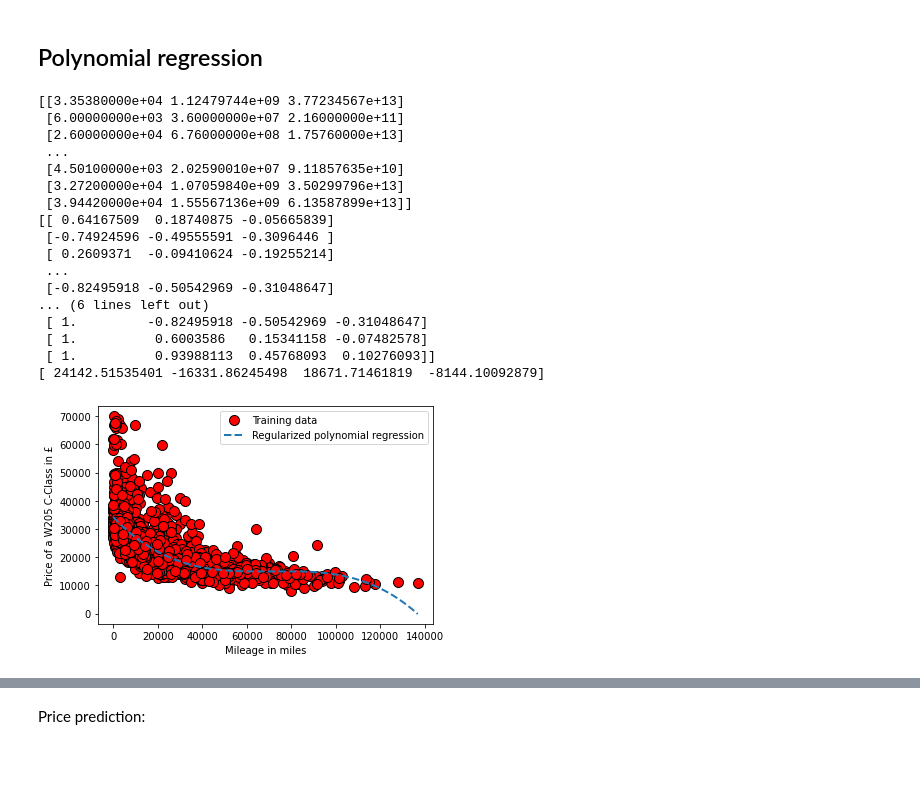
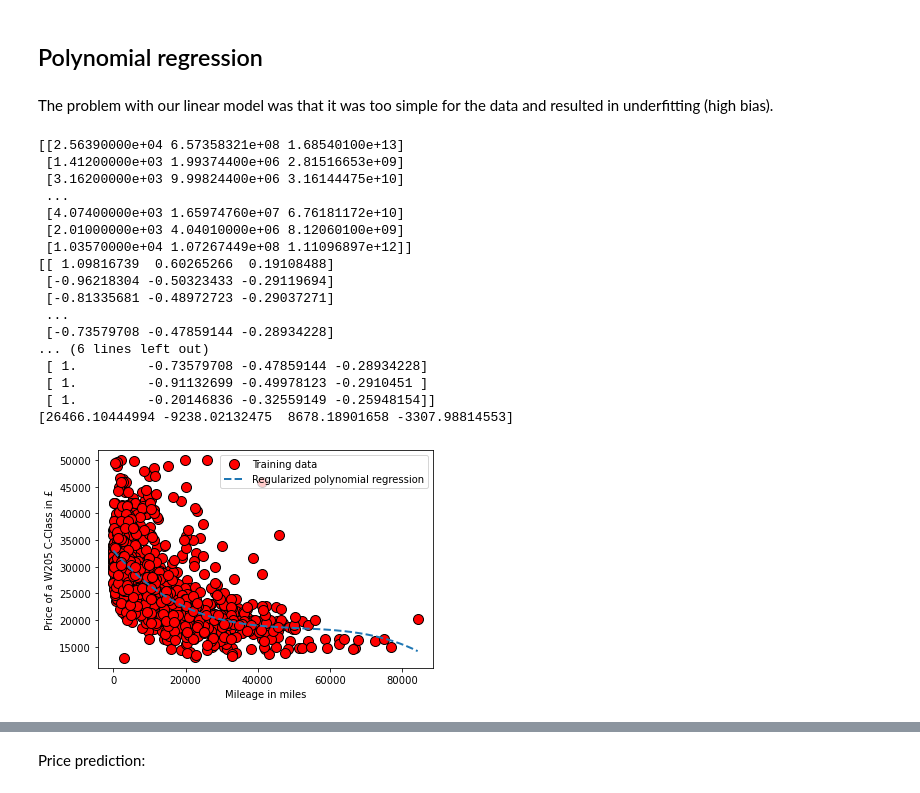
Before and after one commit to LuigiGuerriero1999/machine_learning_project, a Jupyter notebook: Machine Learning Project UK Used Car Data .ipynb, the cells around one changed output, grey strips where cells are left out. Cells and saved outputs as stored; diff of their text form; code cells hidden in the pictures; blank space fills up the shorter version.

```diff
--- a/Machine Learning Project UK Used Car Data .ipynb
+++ b/Machine Learning Project UK Used Car Data .ipynb
@@ -154,5 +157,5 @@ sbn.distplot(cclass["price"])
 # %%
-cclass = cclass[(cclass['year'] > 2013) & (cclass['year'] < 2022)]
+cclass = cclass[(cclass['year'] > 2016) & (cclass['year'] < 2022)]
 display(cclass)
 print(len(cclass))
 # %% [output]
@@ -494,5 +504,7 @@ for i in range(m):
 # %% [markdown]
 ## Polynomial regression
+# %% [markdown]
+The problem with our linear model was that it was too simple for the data and resulted in underfitting (high bias).
 # %%
 def polyFeatures(X, p):
     """
@@ -580,51 +592,67 @@ def hypothesis(X, theta):
     return np.sum(y1, axis=1)
 # %%
 p = 3
+
 X_not_norm__for_poly = np.array(X_not_norm).reshape(np.array(X_not_norm).size,1)
 # Map X onto Polynomial Features
 X_not_norm_poly = polyFeatures(X_not_norm__for_poly, p)
 print(X_not_norm_poly)
-
 
 # normalize features
 mu = np.mean(X_not_norm_poly, axis = 0)
 sigma = np.std(X_not_norm_poly, axis = 0)
 X_poly_norm = (X_not_norm_poly - mu) / sigma
 print(X_poly_norm)
 X_poly_norm_with_ones = np.concatenate([np.ones((m, 1)), X_poly_norm], axis=1)
 print(X_poly_norm_with_ones)
+
+#do the same for X_test
+X_test = np.array(X_test).reshape(np.array(X_test).size,1)
+X_poly_test = polyFeatures(X_test, p)
+mu_poly_test = np.mean(X_poly_test, axis = 0)
+sigma_poly_test = np.std(X_poly_test, axis = 0)
+X_poly_test_norm = (X_poly_test - mu_poly_test) / sigma_poly_test
+X_poly_test_norm_ones = np.concatenate([np.ones((m_test, 1)), X_poly_test_norm], axis=1) #concatenate ones
+
+#do the same for X_CV
+X_CV = np.array(X_CV).reshape(np.array(X_CV).size,1)
+X_poly_CV = polyFeatures(X_CV, p)
+mu_poly_CV = np.mean(X_poly_CV, axis = 0)
+sigma_poly_CV = np.std(X_poly_CV, axis = 0)
+X_poly_CV_norm = (X_poly_CV - mu_poly_CV) / sigma_poly_CV
+X_poly_CV_norm_ones = np.concatenate([np.ones((m_CV, 1)), X_poly_CV_norm], axis=1) #concatenate ones
 
 
 lambda_ = 0
 theta_poly = trainLinearReg(linearRegCostFunction, X_poly_norm_with_ones, y,
                              lambda_=lambda_, maxiter=100000)
 #theta_poly = theta_poly.reshape(1,-1)
 #print(theta_poly.shape)
 print(theta_poly)
 h = hypothesis(X_poly_norm_with_ones[:,1].reshape(-1,1),theta_poly)
 #print(h.tolist())
 
 plotData(X_not_norm_stacked[:, 1], y)
 #pyplot.plot(X_not_norm_stacked[:, 1], np.dot(X_poly_norm_with_ones, theta_poly), '-')
 plotFit(polyFeatures, np.min(X_not_norm__for_poly), np.max(X_not_norm__for_poly), mu, sigma, theta_poly, p)
 pyplot.legend(['Training data', 'Regularized polynomial regression']);
 #print(hypothesis(X_not_norm_stacked[:,1], theta_poly))
 # %% [output]
-[[3.35380000e+04 1.12479744e+09 3.77234567e+13]
- [6.00000000e+03 3.60000000e+07 2.16000000e+11]
- [2.60000000e+04 6.76000000e+08 1.75760000e+13]
+[[2.56390000e+04 6.57358321e+08 1.68540100e+13]
+ [1.41200000e+03 1.99374400e+06 2.81516653e+09]
+ [3.16200000e+03 9.99824400e+06 3.16144475e+10]
  ...
- [4.50100000e+03 2.02590010e+07 9.11857635e+10]
- [3.27200000e+04 1.07059840e+09 3.50299796e+13]
- [3.94420000e+04 1.55567136e+09 6.13587899e+13]]
-[[ 0.64167509  0.18740875 -0.05665839]
- [-0.74924596 -0.49555591 -0.3096446 ]
- [ 0.2609371  -0.09410624 -0.19255214]
+ [4.07400000e+03 1.65974760e+07 6.76181172e+10]
+ [2.01000000e+03 4.04010000e+06 8.12060100e+09]
+ [1.03570000e+04 1.07267449e+08 1.11096897e+12]]
+[[ 1.09816739  0.60265266  0.19108488]
+ [-0.96218304 -0.50323433 -0.29119694]
+ [-0.81335681 -0.48972723 -0.29037271]
  ...
- [-0.82495918 -0.50542969 -0.31048647]
+ [-0.73579708 -0.47859144 -0.28934228]
 ... (6 lines left out)
- [ 1.         -0.82495918 -0.50542969 -0.31048647]
- [ 1.          0.6003586   0.15341158 -0.07482578]
- [ 1.          0.93988113  0.45768093  0.10276093]]
-[ 24142.51535401 -16331.86245498  18671.71461819  -8144.10092879]
+ [ 1.         -0.73579708 -0.47859144 -0.28934228]
+ [ 1.         -0.91132699 -0.49978123 -0.2910451 ]
+ [ 1.         -0.20146836 -0.32559149 -0.25948154]]
+[26466.10444994 -9238.02132475  8678.18901658 -3307.98814553]
-[figure, old version]
+[figure, new version]
```
Also changed, not shown: parts of 41 cells of this notebook.
